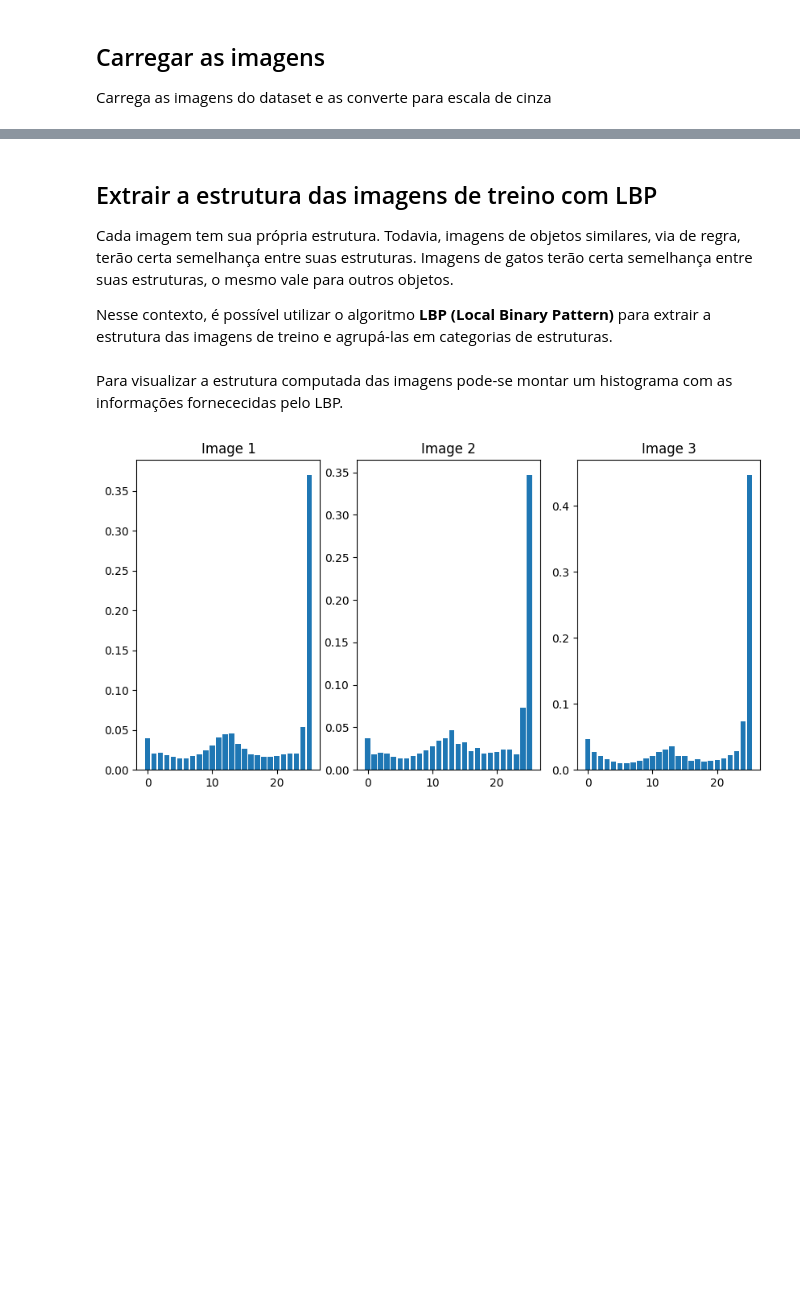
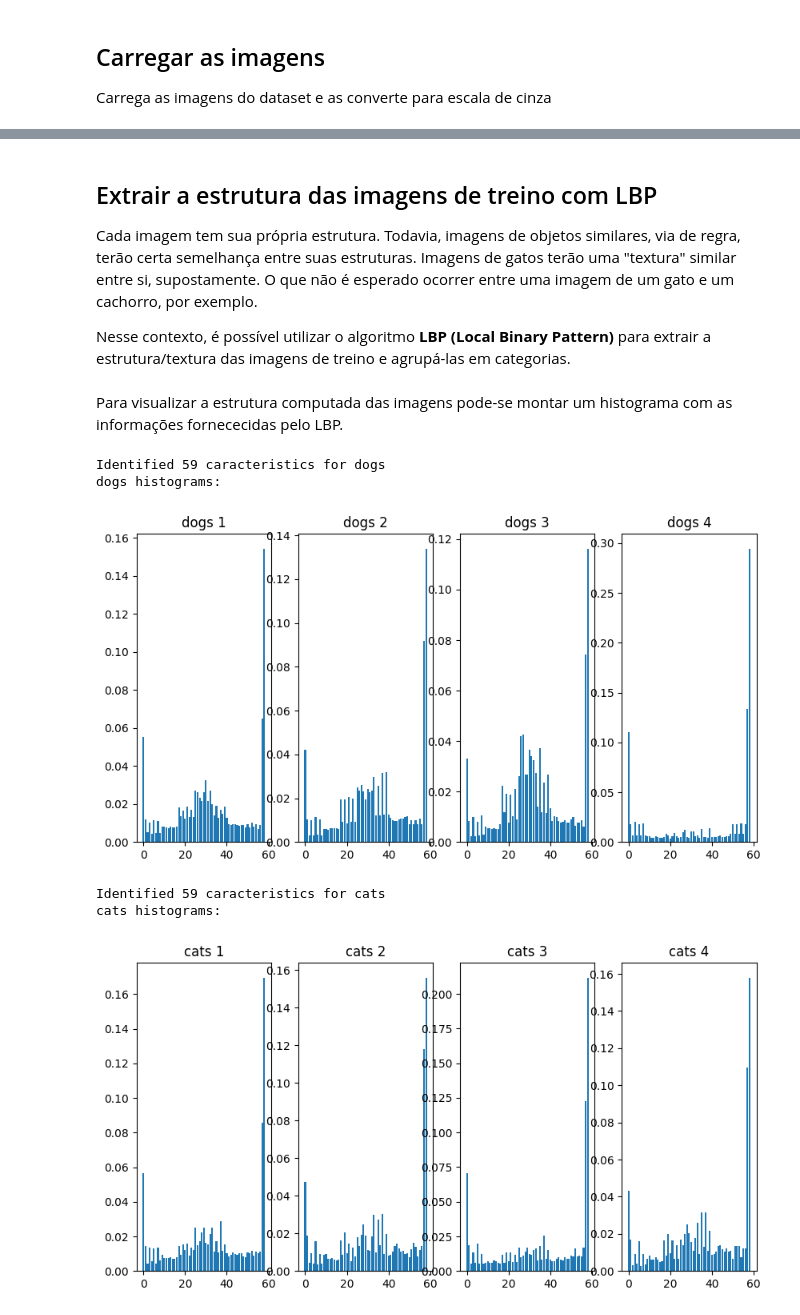
Before and after one commit to afmireski/images_classificator, a Jupyter notebook: main.ipynb, the cells around one changed output, grey strips where cells are left out. Drawn from its saved outputs; the diff is of its cells as text; code cells hidden in the pictures; blank space fills up the shorter version.

```diff
--- a/main.ipynb
+++ b/main.ipynb
@@ -59,52 +91,86 @@ show_tree_examples_histograms(train_images)
 # %% [markdown]
 ## Extrair a estrutura das imagens de treino com LBP
 
-Cada imagem tem sua própria estrutura. Todavia, imagens de objetos similares, via de regra, terão certa semelhança entre suas estruturas. Imagens de gatos terão certa semelhança entre suas estruturas, o mesmo vale para outros objetos.
+Cada imagem tem sua própria estrutura. Todavia, imagens de objetos similares, via de regra, terão certa semelhança entre suas estruturas. Imagens de gatos terão uma "textura" similar entre si, supostamente. O que não é esperado ocorrer entre uma imagem de um gato e um cachorro, por exemplo.
 
-Nesse contexto, é possível utilizar o algoritmo **LBP (Local Binary Pattern)** para extrair a estrutura das imagens de treino e agrupá-las em categorias de estruturas.
+Nesse contexto, é possível utilizar o algoritmo **LBP (Local Binary Pattern)** para extrair a estrutura/textura das imagens de treino e agrupá-las em categorias.
 # %%
 
 # settings for LBP
-radius = 3
-n_pixels = 8 * radius
+radius = 2
+n_pixels = 8
 
-def compute_lbp_for_single_image(image, radius, n_points, method='uniform'):
+def compute_lbp_for_single_image(image, radius, n_points, method='nri_uniform'):
     return local_binary_pattern(image, n_points, radius, method)
 
-def compute_lbp_for_many_images(images, radius, n_points, method='uniform'):
+def compute_lbp_for_many_images(images, radius, n_points, method='nri_uniform'):
     return [compute_lbp_for_single_image(img, radius, n_points, method) for img in images]
 
-lbps = compute_lbp_for_many_images(train_images, radius, n_pixels)
+def compute_lbp_for_each_category(categories, categories_images, radius=2, n_points=8, method='nri_uniform'):
+    return {category: compute_lbp_for_many_images(categories_images[category], radius, n_points, method) for category in categories}
+
+lbps_dogs = compute_lbp_for_many_images(train_images_dogs, radius, n_pixels)
+lbps_cats = compute_lbp_for_many_images(train_images_cats, radius, n_pixels)
+lbps_dict_categories = compute_lbp_for_each_category(image_categories, train_images_by_categories, radius, n_pixels)
 # %% [markdown]
 Para visualizar a estrutura computada das imagens pode-se montar um histograma com as informações fornececidas pelo LBP.
 # %%
 def build_histogram_from_lbp(lbp, n_pixels):
-    (histogram, _) = np.histogram(lbp.ravel(), bins=np.arange(0, n_pixels + 3), range=(0, n_pixels + 2))
+    n_bins = int(lbp.max() + 1)
+    histogram, _ = np.histogram(lbp, density=True, bins=n_bins, range=(0, n_bins))
 
     # normalize the histogram
     histogram = histogram.astype("float")
-    histogram /= (histogram.sum() + 1e-6)
+    histogram /= histogram.sum() + 1e-6
 
     return histogram
 
-def build_histogram_from_many_lbps(lbps, n_pixels, limit=3):
-    target = lbps[0:limit]
-    return [build_histogram_from_lbp(lbp, n_pixels) for lbp in target]
 
-def show_sample_histograms(histograms):
+def build_histogram_from_many_lbps(lbps, n_pixels):
+    return [build_histogram_from_lbp(lbp, n_pixels) for lbp in lbps]
+
+
+def build_histograms_from_categories(categories, lbps, n_pixels):
+    return {
+        category: build_histogram_from_many_lbps(lbps[category], n_pixels)
+        for category in categories
+    }
+
+
+lbps_histograms_by_categories = build_histograms_from_categories(
+    image_categories, lbps_dict_categories, n_pixels
+)
+
+
+def show_sample_histograms(histograms, n=3, label="Example"):
     vals = range(len(histograms[0]))
     plt.figure(figsize=(10, 5))
 
-    for i, sample in enumerate(histograms):
-        plt.subplot(1, 3, i+1)
+    for i, sample in enumerate(histograms[0:n]):
+        plt.subplot(1, n, i + 1)
         plt.bar(vals, sample)
-        plt.title(f"Image {i+1}")
-        plt.axis('on')
+        plt.title(f"{label} {i+1}")
+        plt.axis("on")
 
-sample_histograms = build_histogram_from_many_lbps(lbps, n_pixels, limit=3)
-show_sample_histograms(sample_histograms)
+
+def show_sample_histograms_by_category(categories, lbps_dict_histograms, n=3):
+
+    for category in categories:
+        print(f'Identified {lbps_dict_histograms[category][0].shape[0]} caracteristics for {category}')
+        print(f"{category} histograms:")
+        show_sample_histograms(lbps_dict_histograms[category], n=n, label=category)
+        plt.show()
+
+show_sample_histograms_by_category(
+    image_categories, lbps_histograms_by_categories, n=n_examples
+)
 # %% [output]
+Identified 59 caracteristics for dogs
+dogs histograms:
-[figure, old version]
+[figure, new version]
+Identified 59 caracteristics for cats
+cats histograms:
+[figure, added]
 # %% [markdown]
 ## Extrair características utilizando o GLCM
 
```
Also changed, not shown: parts of 13 cells of this notebook, 1 other file.
